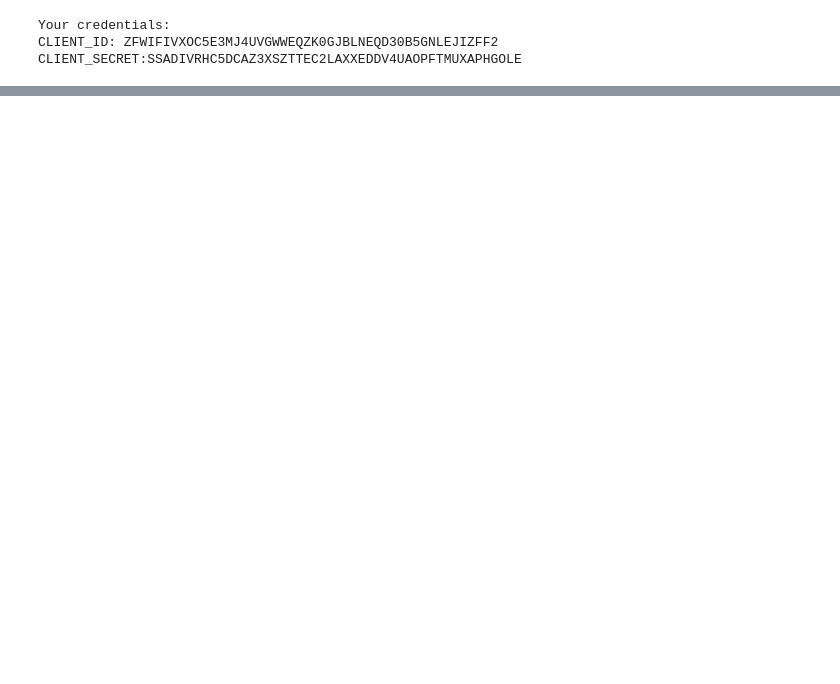
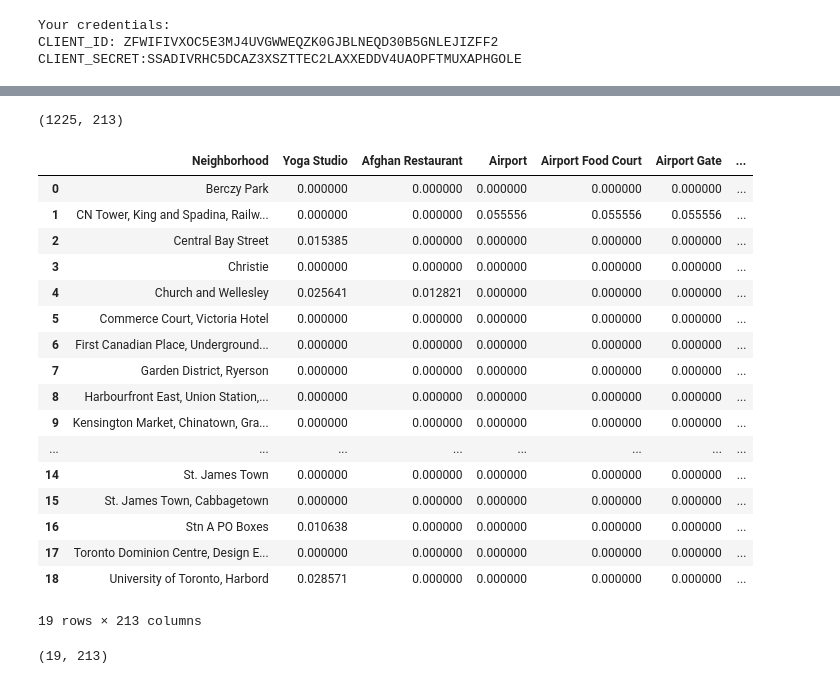
Before and after one commit to dfuhrer1/Coursera_Capstone, a Jupyter notebook: Coursera_Capstone.ipynb, the cells around one changed output, grey strips where cells are left out. Drawn from its saved outputs; the diff is of its cells as text; code cells hidden in the pictures; blank space fills up the shorter version.

Commit message:
Published from Watson Studio.

```diff
--- a/Coursera_Capstone.ipynb
+++ b/Coursera_Capstone.ipynb
@@ -413,6 +457,6 @@ def getNearbyVenues(names, latitudes, longitudes, radius=500):
 # %%
-toronto_burough_venues = getNearbyVenues(names=bur_toronto_latlng['Neighborhood'],
-                                        latitudes=bur_toronto_latlng['Latitude'],
-                                        longitudes=bur_toronto_latlng['Longitude']
+downtown_toronto_venues = getNearbyVenues(names = downtown_toronto_latlng['Neighborhood'],
+                                        latitudes = downtown_toronto_latlng['Latitude'],
+                                        longitudes = downtown_toronto_latlng['Longitude']
                                         )
 # %% [output]
@@ -425,0 +514,12 @@ NameError: name 'toronto_burough_venues' is not defined
+# %%
+# one hot encoding
+downtown_toronto_onehot = pd.get_dummies(downtown_toronto_venues[['Venue Category']], prefix="",prefix_sep="")
+
+# add neighborhood column back to dataframe
+downtown_toronto_onehot['Neighborhood'] = downtown_toronto_venues['Neighborhood']
+
+# move neighborhood column to the first column
+fixed_columns = [downtown_toronto_onehot.columns[-1]] + list(downtown_toronto_onehot.columns[:-1])
+downtown_toronto_onehot = downtown_toronto_onehot[fixed_columns]
+
+downtown_toronto_onehot.head()
@@ -425,0 +534,30 @@ NameError: name 'toronto_burough_venues' is not defined
+# %%
+downtown_toronto_onehot.shape
+# %% [output]
+(1225, 213)
+# %%
+downtown_toronto_grouped = downtown_toronto_onehot.groupby('Neighborhood').mean().reset_index()
+downtown_toronto_grouped
+# %% [output]
+|  | Neighborhood | Yoga Studio | Afghan Restaurant | Airport | Airport Food Court | Airport Gate | ... |
+| 0 | Berczy Park | 0.000000 | 0.000000 | 0.000000 | 0.000000 | 0.000000 | ... |
+| 1 | CN Tower, King and Spadina, Railw... | 0.000000 | 0.000000 | 0.055556 | 0.055556 | 0.055556 | ... |
+| 2 | Central Bay Street | 0.015385 | 0.000000 | 0.000000 | 0.000000 | 0.000000 | ... |
+| 3 | Christie | 0.000000 | 0.000000 | 0.000000 | 0.000000 | 0.000000 | ... |
+| 4 | Church and Wellesley | 0.025641 | 0.012821 | 0.000000 | 0.000000 | 0.000000 | ... |
+| 5 | Commerce Court, Victoria Hotel | 0.000000 | 0.000000 | 0.000000 | 0.000000 | 0.000000 | ... |
+| 6 | First Canadian Place, Underground... | 0.000000 | 0.000000 | 0.000000 | 0.000000 | 0.000000 | ... |
+| 7 | Garden District, Ryerson | 0.000000 | 0.000000 | 0.000000 | 0.000000 | 0.000000 | ... |
+| 8 | Harbourfront East, Union Station,... | 0.000000 | 0.000000 | 0.000000 | 0.000000 | 0.000000 | ... |
+| 9 | Kensington Market, Chinatown, Gra... | 0.000000 | 0.000000 | 0.000000 | 0.000000 | 0.000000 | ... |
+| ... | ... | ... | ... | ... | ... | ... | ... |
+| 14 | St. James Town | 0.000000 | 0.000000 | 0.000000 | 0.000000 | 0.000000 | ... |
+| 15 | St. James Town, Cabbagetown | 0.000000 | 0.000000 | 0.000000 | 0.000000 | 0.000000 | ... |
+| 16 | Stn A PO Boxes | 0.010638 | 0.000000 | 0.000000 | 0.000000 | 0.000000 | ... |
+| 17 | Toronto Dominion Centre, Design E... | 0.000000 | 0.000000 | 0.000000 | 0.000000 | 0.000000 | ... |
+| 18 | University of Toronto, Harbord | 0.028571 | 0.000000 | 0.000000 | 0.000000 | 0.000000 | ... |
+19 rows × 213 columns
+# %%
+downtown_toronto_grouped.shape
+# %% [output]
+(19, 213)
```
Also changed, not shown: parts of 45 cells of this notebook.
